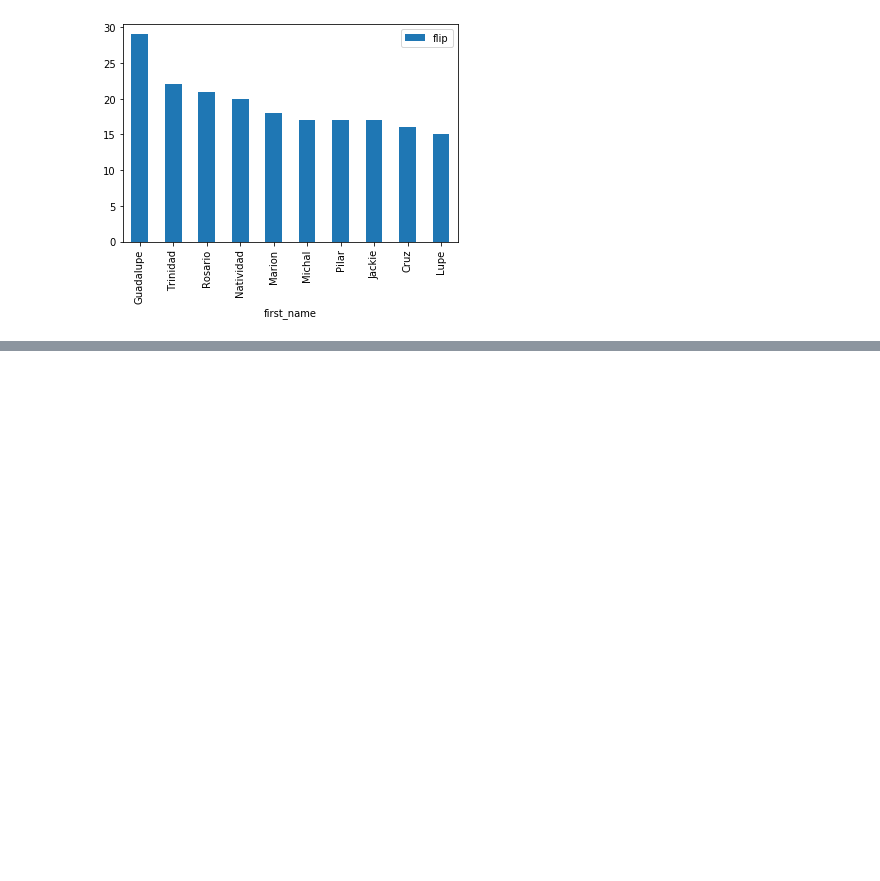
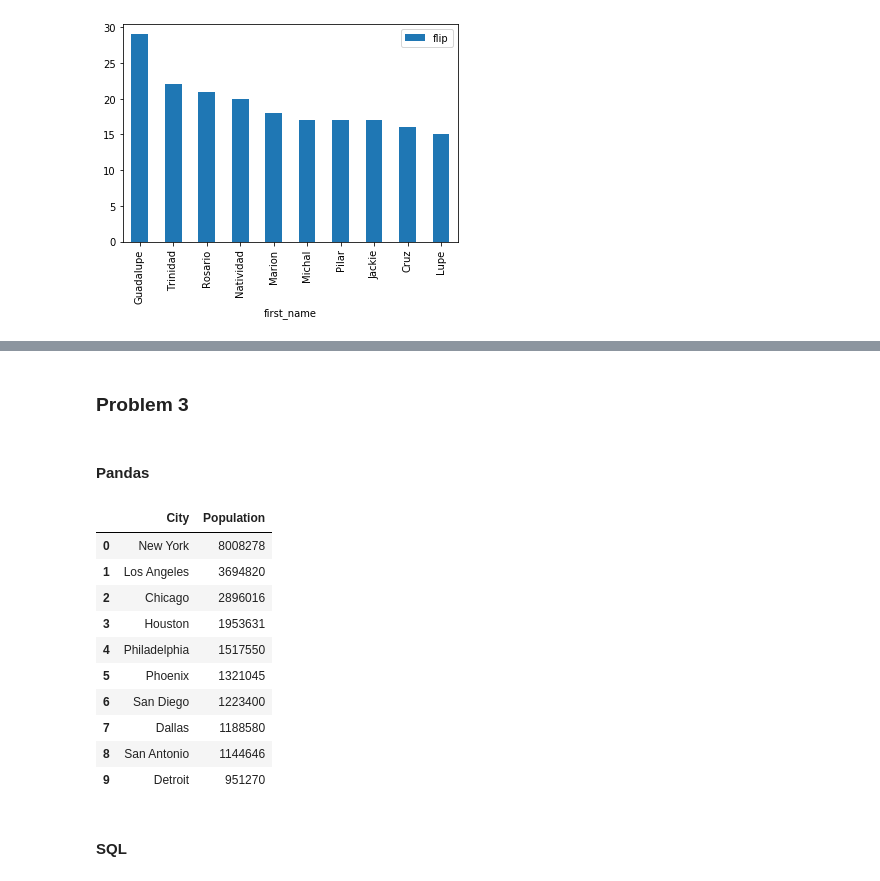
Before and after one commit to pspatel2/msia_401_python_project, a Jupyter notebook: MSiA_422_Project1.ipynb, the cells around one changed output, grey strips where cells are left out. Drawn from its saved outputs; the diff is of its cells as text; code cells hidden in the pictures; blank space fills up the shorter version.

```diff
--- a/MSiA_422_Project1.ipynb
+++ b/MSiA_422_Project1.ipynb
@@ -264,0 +341,28 @@ baby.NameFlip()
+# %% [markdown]
+### Problem 3
+# %% [markdown]
+#### Pandas
+# %%
+df_city = pd.read_sql_query('select * from City', con=conn)
+df_p3_pandas = df_city[['Name','Population','CountryCode']]
+df_p3_pandas = df_p3_pandas.merge(df_country,left_on = 'CountryCode',right_on = 'Code',how='inner')
+df_p3_pandas = df_p3_pandas[df_p3_pandas['Code']=='USA']
+df_p3_pandas= df_p3_pandas[['Name_x','Population_x']]
+df_p3_pandas.columns = ['City','Population']
+df_p3_pandas = df_p3_pandas.sort_values(by='Population',ascending=False).reset_index(drop=True)[:10]
+# %%
+df_p3_pandas
+# %% [output]
+|  | City | Population |
+| 0 | New York | 8008278 |
+| 1 | Los Angeles | 3694820 |
+| 2 | Chicago | 2896016 |
+| 3 | Houston | 1953631 |
+| 4 | Philadelphia | 1517550 |
+| 5 | Phoenix | 1321045 |
+| 6 | San Diego | 1223400 |
+| 7 | Dallas | 1188580 |
+| 8 | San Antonio | 1144646 |
+| 9 | Detroit | 951270 |
+# %% [markdown]
+#### SQL
```
Also changed, not shown: parts of 37 cells of this notebook.
